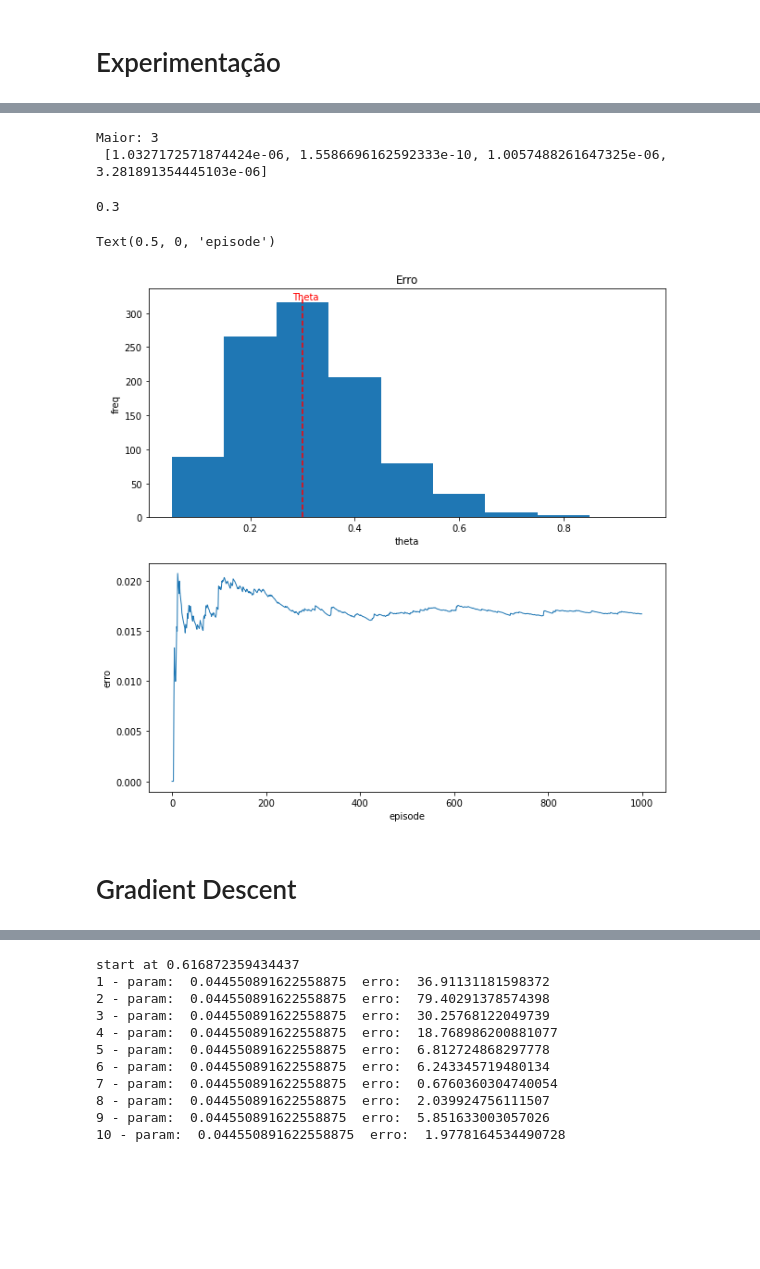
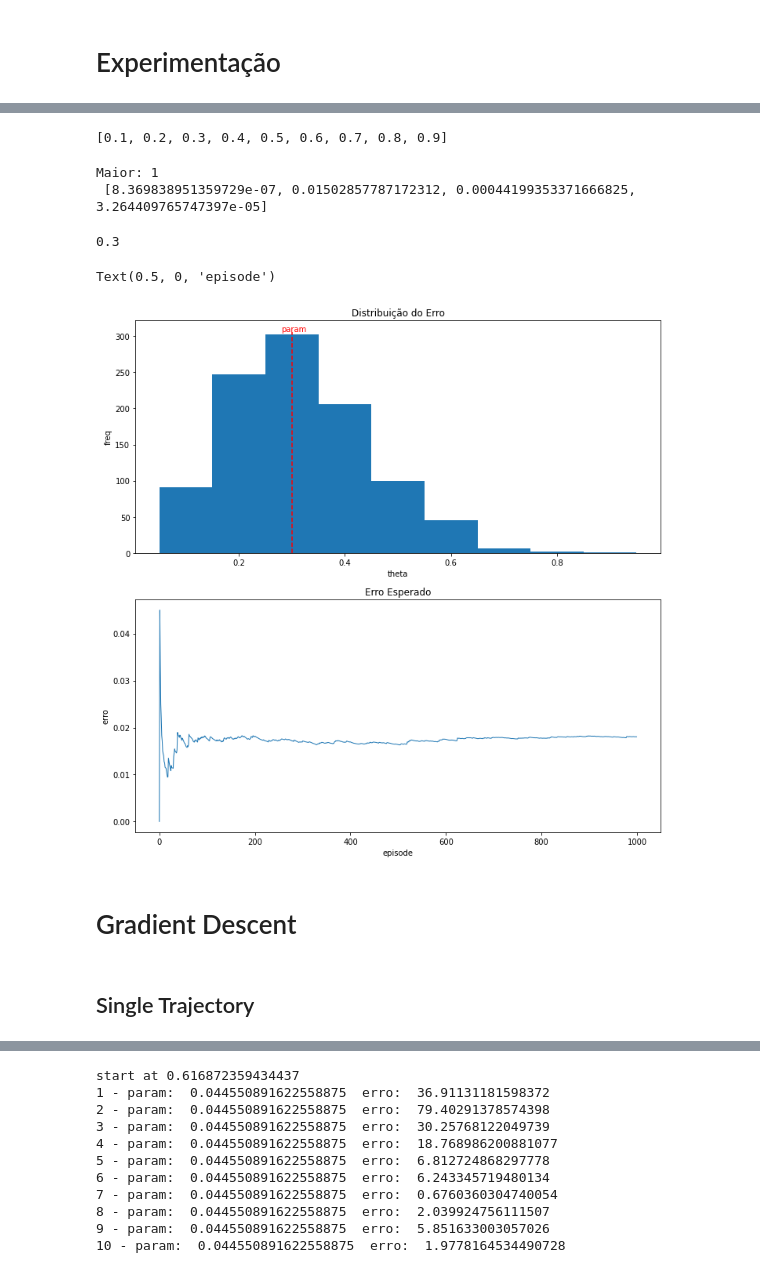
Before and after one commit to guialba/RL, a Jupyter notebook: Gridworld/experiment.ipynb, the cells around one changed output, grey strips where cells are left out. Saved outputs shown, nothing was run; the diff lists cells and outputs as text; code cells hidden in the pictures; blank space fills up the shorter version.

Commit message:
experimentos gradient descent

```diff
--- a/Gridworld/experiment.ipynb
+++ b/Gridworld/experiment.ipynb
@@ -166,0 +167,5 @@ print(ddo.expectation_gradient())
+# %%
+H, eta = generateTheta(g.S, psis=[[.3 for _ in g.S]]*2)
+E = generateTrajetory(H, eta, g, 10)
+ddo = DDO(E, H, eta)
+[ddo.posterior(t) for t,_ in enumerate(E)]
@@ -166,0 +183,8 @@ print(ddo.expectation_gradient())
+# %%
+H, eta = generateTheta(g.S, psis=[[.9 for _ in g.S]]*2)
+E = generateTrajetory(H, eta, g, 10)
+
+for i in range(9):
+    H, eta = generateTheta(g.S, psis=[[(i+1)*1/10 for _ in g.S]]*2)
+    ddo = DDO(E, H, eta)
+    print((i+1)*1/10, ddo.expectation_gradient())
@@ -167,3 +201,7 @@ print(ddo.expectation_gradient())
+# %%
+[(i+1)*1/10 for i in range(9)]
+# %% [output]
+[0.1, 0.2, 0.3, 0.4, 0.5, 0.6, 0.7, 0.8, 0.9]
 # %%
 def get_likelihood_from_theta(E, psi):
     H, eta = generateTheta(g.S, psis=psi)
@@ -184,8 +222,8 @@ likes
 p = np.argmax(likes)
 print(f'Maior: {p}\n', likes)
 # %% [output]
-Maior: 3
- [1.0327172571874424e-06, 1.5586696162592333e-10, 1.0057488261647325e-06, 3.281891354445103e-06]
+Maior: 1
+ [8.369838951359729e-07, 0.01502857787172312, 0.00044199353371666825, 3.264409765747397e-05]
 # %%
 def experiment(theta=.3, episodes=100, size_range=(10,50)):
     thetas = [(i+1)*1/10 for i in range(9)]
@@ -196,8 +234,9 @@ def experiment(theta=.3, episodes=100, size_range=(10,50)):
     for i in range(episodes):
         E = generateTrajetory(*generateTheta(g.S, psis=[[theta for _ in g.S]]*2), g, random.randrange(*size_range))
         likes = [get_likelihood_from_theta(E, psi) for psi in psis]
-        params.append(thetas[np.argmax(likes)])
-        err.append((theta-thetas[np.argmax(likes)])**2)
+        estimative = thetas[np.argmax(likes)]
+        params.append(estimative)
+        err.append((estimative - theta)**2)
 
     estimate = round(np.mean(params),1)
     # err = [cum_err/(i+1) for i,_ in enumerate(params)]
@@ -212,35 +251,37 @@ estimate
 # %%
 import matplotlib.pyplot as plt
 from itertools import accumulate
 from collections import Counter
 
 
 theta = .3
 estimate, params, err = experiment(theta, episodes=1000)
 
 err_acum = [v/(i+1) for i,v in enumerate(list(accumulate(err)))]
 freq = Counter(params)
 
-fig, axs = plt.subplots(2,1, figsize=(10,10))
+fig, axs = plt.subplots(2,1, figsize=(12,12))
 
 x = sorted(dict(freq))
 y = [freq[i] for i in x]
 m = max(freq.values())
 
 axs[0].bar(x, y, width=.1)
 axs[0].plot([theta for _ in range(m+5)], range(m+5), color='red', linestyle='dashed')
 axs[0].text(theta-.02, m+4, 'param', color='red')
 axs[0].set_title(f'Distribuição')
 axs[0].set_ylabel('freq')
 axs[0].set_xlabel('theta')
 
-axs[0].set_title(f'Erro')
-axs[1].plot(range(len(err_acum)),err_acum, linewidth=1)#, marker='.')
+axs[0].set_title(f'Distribuição do Erro')
+axs[1].set_title(f'Erro Esperado')
+# axs[1].plot(range(len(err)), err, linewidth=1)#, marker='.')
+axs[1].plot(range(len(err_acum)), err_acum, linewidth=1)#, marker='.')
 axs[1].set_ylabel('erro')
 axs[1].set_xlabel('episode')
 # %% [output]
 Text(0.5, 0, 'episode')
-[figure, old version]
+[figure, new version]
 # %% [markdown]
 # Gradient Descent
 # %%
@@ -248,3 +289,5 @@ def get_eg_from_theta(E, psi):
     H, eta = generateTheta(g.S, psis=psi)
     ddo = DDO(E, H, eta)
     return ddo.expectation_gradient()
+# %% [markdown]
+## Single Trajectory
```
Also changed, not shown: parts of 17 cells of this notebook, 1 other file.
